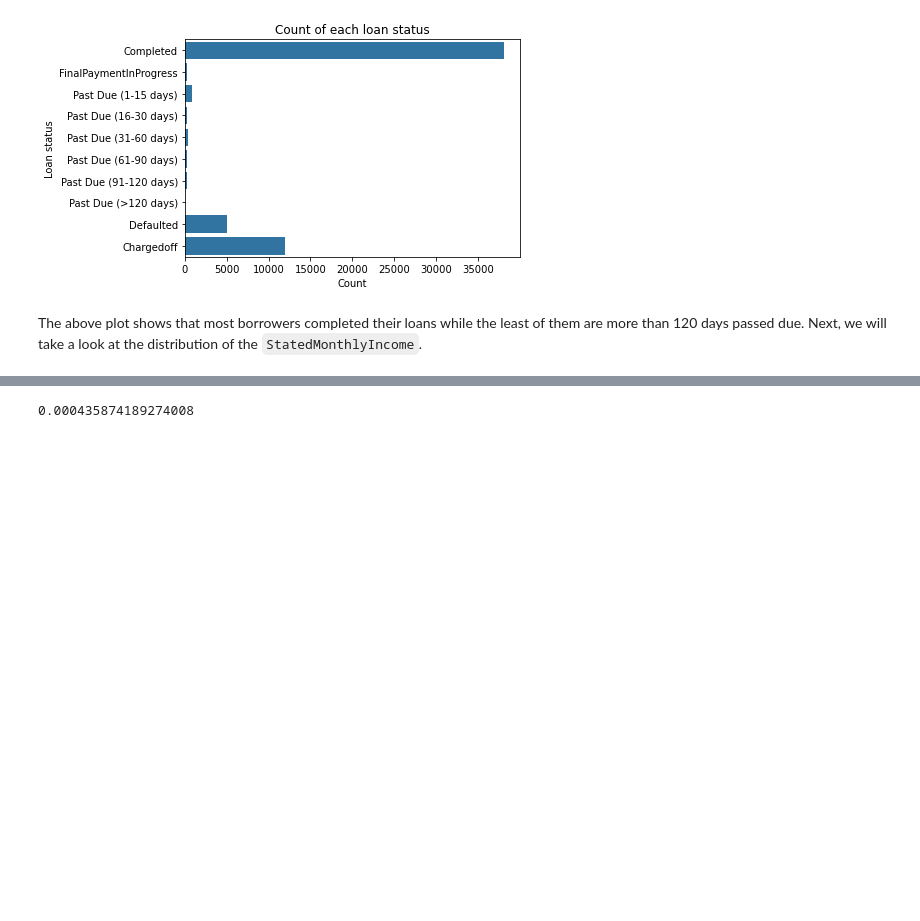
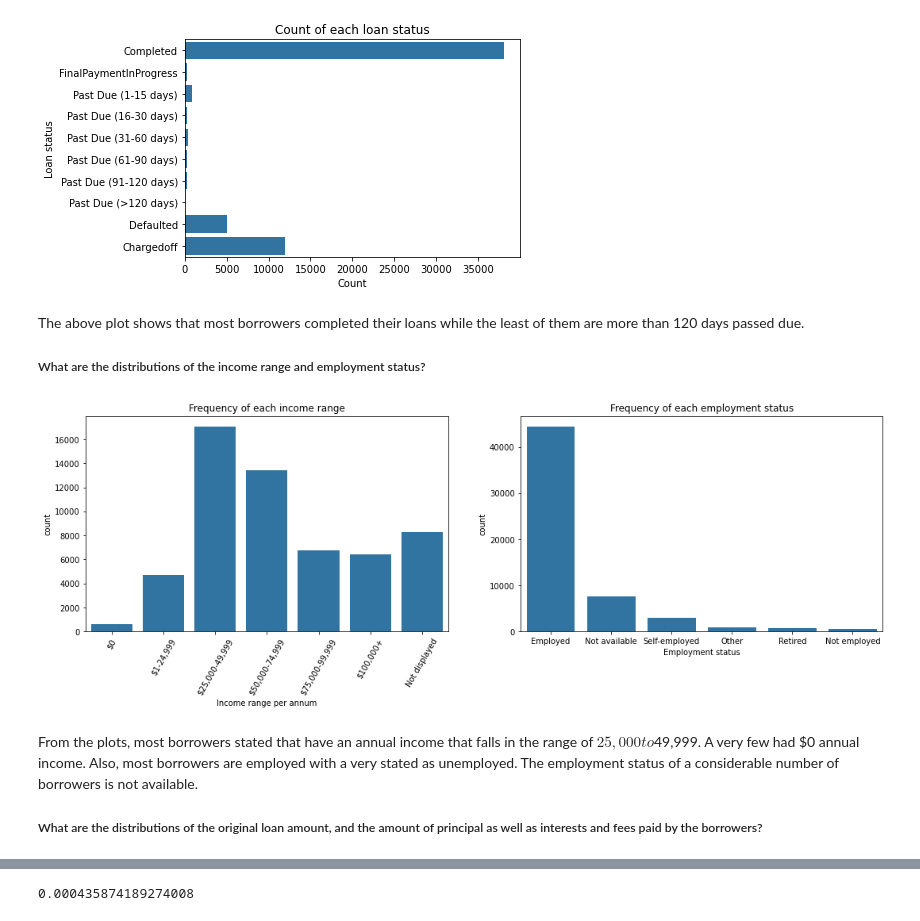
Before and after one commit to cnikoro/prosper_loan_eda, a Jupyter notebook: Part_I_exploration_template.ipynb, the cells around one changed output, grey strips where cells are left out. Saved outputs shown, nothing was run; the diff lists cells and outputs as text; code cells hidden in the pictures; blank space fills up the shorter version.

```diff
--- a/Part_I_exploration_template.ipynb
+++ b/Part_I_exploration_template.ipynb
@@ -99,0 +126,6 @@ loans.ProsperScore = loans.ProsperScore.astype(create_category_type(categories=r
+# %%
+values_to_replace = ['Full-time', 'Part-time']
+for value in values_to_replace:
+    loans.EmploymentStatus.replace(value, "Employed", inplace=True)
+
+loans.EmploymentStatus.value_counts()
@@ -99,0 +164,4 @@ loans.ProsperScore = loans.ProsperScore.astype(create_category_type(categories=r
+# %%
+loans.IncomeRange.replace("Not employed", "Not displayed", inplace=True)
+
+loans.IncomeRange.value_counts(dropna=False)
@@ -99,0 +179,12 @@ loans.ProsperScore = loans.ProsperScore.astype(create_category_type(categories=r
+# %%
+# IncomeRange should be categorical
+
+categories = ['$0', '$1-24,999', '$25,000-49,999', '$50,000-74,999',
+               '$75,000-99,999', '$100,000+', 'Not displayed']
+
+loans.IncomeRange = loans.IncomeRange.astype(create_category_type(categories=categories, ordered=True))
+
+# EmploymentStatus should also be categorical
+
+categories = ['Not employed', 'Self-employed', 'Employed', 'Retired', 'Other', 'Not available']
+loans.EmploymentStatus = loans.EmploymentStatus.astype(create_category_type(categories=categories))
@@ -223,7 +318,34 @@ plt.show();
 # %% [output]
 [figure]
 # %% [markdown]
-The above plot shows that most borrowers completed their loans while the least of them are more than 120 days passed due. Next, we will take a look at the distribution of the `StatedMonthlyIncome`.
+The above plot shows that most borrowers completed their loans while the least of them are more than 120 days passed due.
+
+##### What are the distributions of the income range and employment status?
+# %%
+fig,axs = plt.subplots(1,2,figsize=(18,5))
+
+# distribution of income range
+
+ax1 = sns.countplot(data=loan_sub_data, x='IncomeRange', color=sns.color_palette()[0],
+                    ax=axs[0])
+ax1.set(xlabel='Income range per annum',
+        title='Frequency of each income range')
+ax1.set_xticklabels(labels=ax1.get_xticklabels(), rotation=60)
+
+# distribution of employment status
+
+ax2 = sns.countplot(data=loan_sub_data, x='EmploymentStatus', color=sns.color_palette()[0],
+        order=loan_sub_data.EmploymentStatus.value_counts().index, ax=axs[1])
+ax2.set(xlabel="Employment status",
+        title="Frequency of each employment status")
+
+plt.show();
+# %% [output]
+[figure, added]
+# %% [markdown]
+From the plots, most borrowers stated that have an annual income that falls in the range of $25,000 to $49,999. A very few had $0 annual income. Also, most borrowers are employed with a very stated as unemployed. The employment status of a considerable number of borrowers is not available.
+
+##### What are the distributions of the original loan amount, and the amount of principal as well as interests and fees paid by the borrowers?
 # %%
 def get_bin_counts(series):
     """
```
Also changed, not shown: parts of 48 cells of this notebook.
